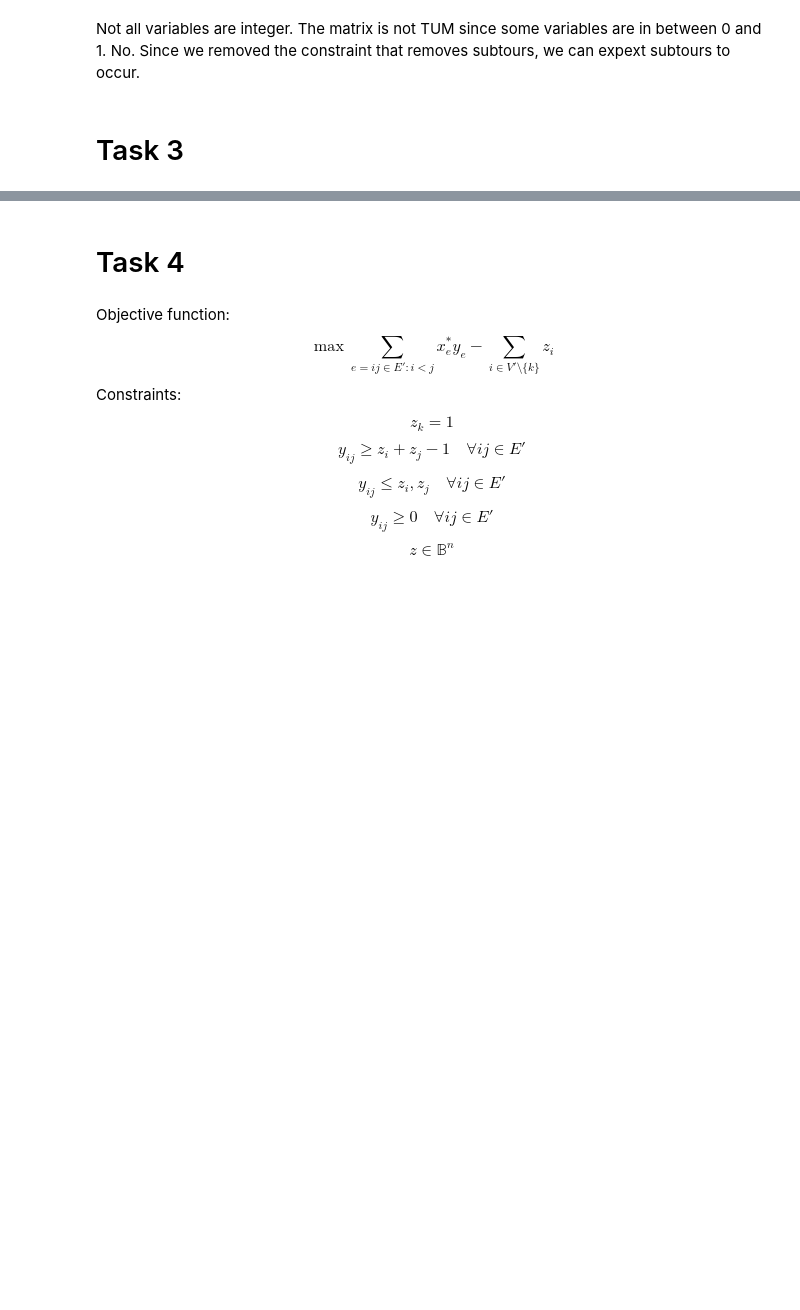
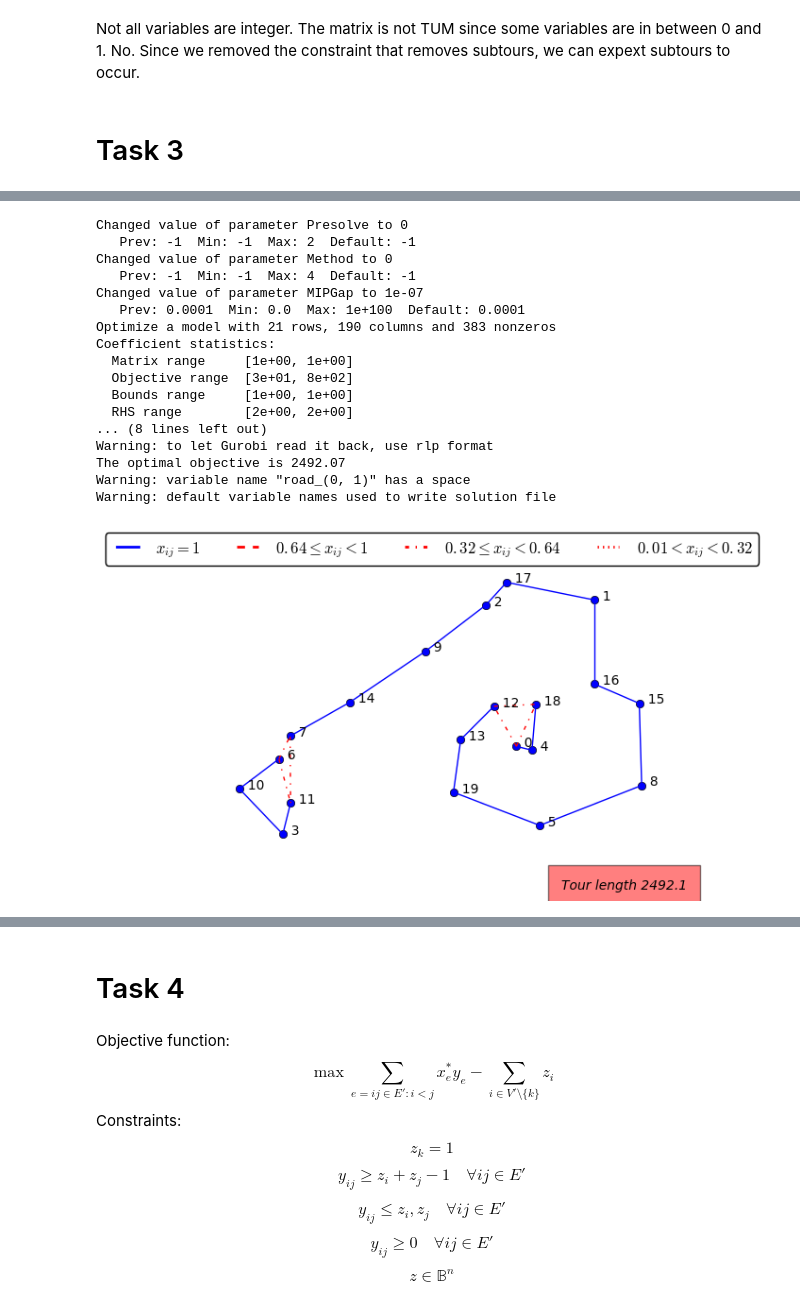
Before and after one commit to MGundersen/Assignment-1.2, a Jupyter notebook: notebook.ipynb, the cells around one changed output, grey strips where cells are left out. Cells and saved outputs as stored; diff of their text form; code cells hidden in the pictures; blank space fills up the shorter version.

```diff
--- a/notebook.ipynb
+++ b/notebook.ipynb
@@ -158,3 +197,25 @@ Not all variables are integer. The matrix is not TUM since some variables are in
+# %%
+tsplp1 = solve_tsp0(ran_points, [(3,10,11)])
+plot_situation(ran_points, tsplp1)
+# %% [output]
+Changed value of parameter Presolve to 0
+   Prev: -1  Min: -1  Max: 2  Default: -1
+Changed value of parameter Method to 0
+   Prev: -1  Min: -1  Max: 4  Default: -1
+Changed value of parameter MIPGap to 1e-07
+   Prev: 0.0001  Min: 0.0  Max: 1e+100  Default: 0.0001
+Optimize a model with 21 rows, 190 columns and 383 nonzeros
+Coefficient statistics:
+  Matrix range     [1e+00, 1e+00]
+  Objective range  [3e+01, 8e+02]
+  Bounds range     [1e+00, 1e+00]
+  RHS range        [2e+00, 2e+00]
+... (8 lines left out)
+Warning: to let Gurobi read it back, use rlp format
+The optimal objective is 2492.07
+Warning: variable name "road_(0, 1)" has a space
+Warning: default variable names used to write solution file
+[figure, added]
 # %%
 tsplp1 = solve_tsp0(ran_points, [(3,10,11),(3,6,10,11),(3,6,7,10,11),(0,4,18),(0,4,12,18),(3,6,7,10,11,14)])
 plot_situation(ran_points, tsplp1)
```
Also changed, not shown: parts of 4 cells of this notebook, 9 other files.
